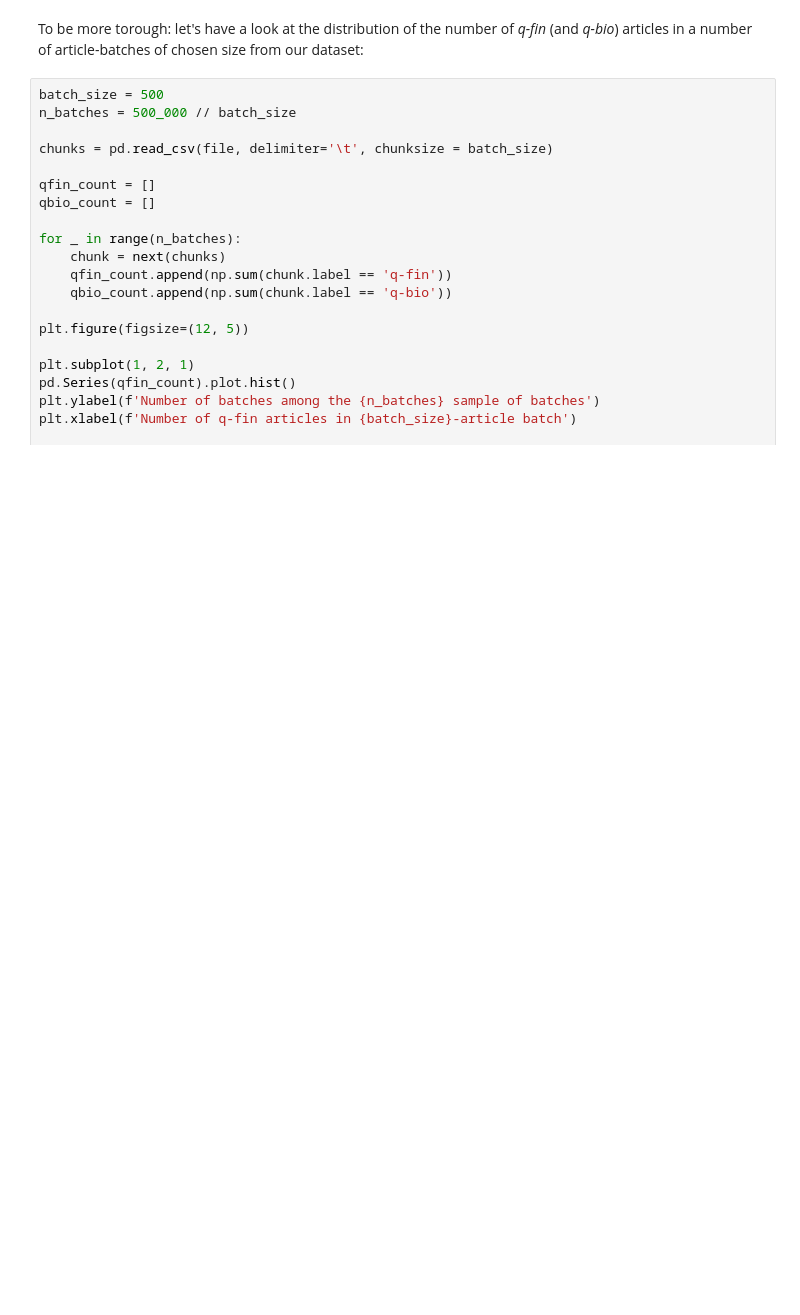
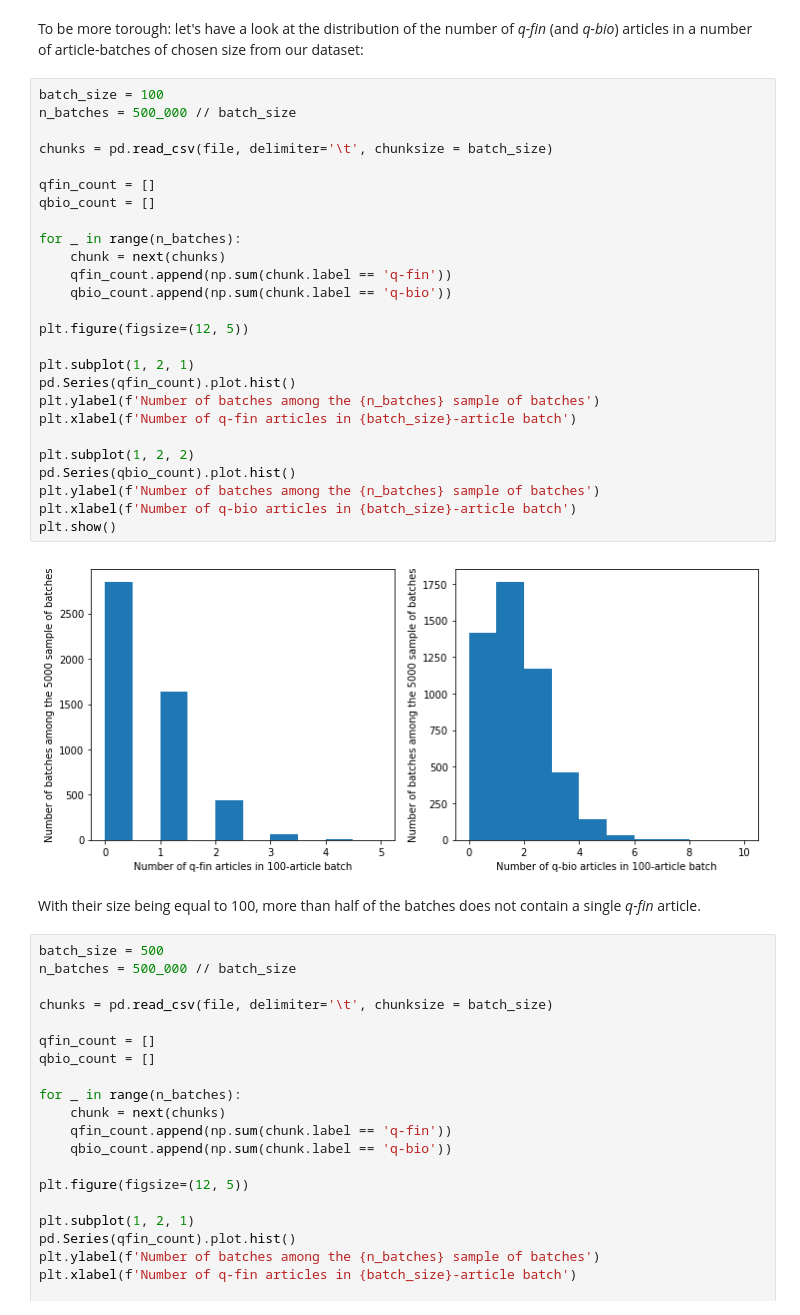
Before and after one commit to olszewskip/ArXiv_Classifier, a Jupyter notebook: arXiv_cleanup.ipynb, the cells around one changed output. Saved outputs shown, nothing was run; the diff lists cells and outputs as text; blank space fills up the shorter version.

Commit message:
Have a look at distribution of classes in 100-record batches

```diff
--- a/arXiv_cleanup.ipynb
+++ b/arXiv_cleanup.ipynb
@@ -704,5 +703,35 @@ for _ in range(3):
 # %% [markdown]
 To be more torough: let's have a look at the distribution of the number of *q-fin* (and *q-bio*) articles in a number of article-batches of chosen size from our dataset:
+# %%
+batch_size = 100
+n_batches = 500_000 // batch_size
+
+chunks = pd.read_csv(file, delimiter='\t', chunksize = batch_size)
+
+qfin_count = []
+qbio_count = []
+
+for _ in range(n_batches):
+    chunk = next(chunks)
+    qfin_count.append(np.sum(chunk.label == 'q-fin'))
+    qbio_count.append(np.sum(chunk.label == 'q-bio'))
+
+plt.figure(figsize=(12, 5))
+
+plt.subplot(1, 2, 1)
+pd.Series(qfin_count).plot.hist()
+plt.ylabel(f'Number of batches among the {n_batches} sample of batches')
+plt.xlabel(f'Number of q-fin articles in {batch_size}-article batch')
+
+plt.subplot(1, 2, 2)
+pd.Series(qbio_count).plot.hist()
+plt.ylabel(f'Number of batches among the {n_batches} sample of batches')
+plt.xlabel(f'Number of q-bio articles in {batch_size}-article batch')
+plt.show()
+# %% [output]
+[figure, added]
+# %% [markdown]
+With their size being equal to 100, more than half of the batches does not contain a single *q-fin* article.
 # %%
 batch_size = 500
 n_batches = 500_000 // batch_size
```
Also changed, not shown: parts of 2 cells of this notebook.
